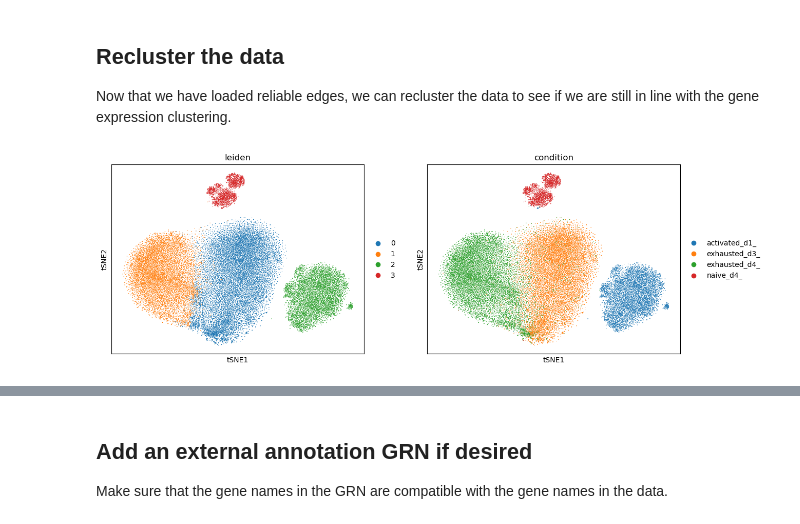
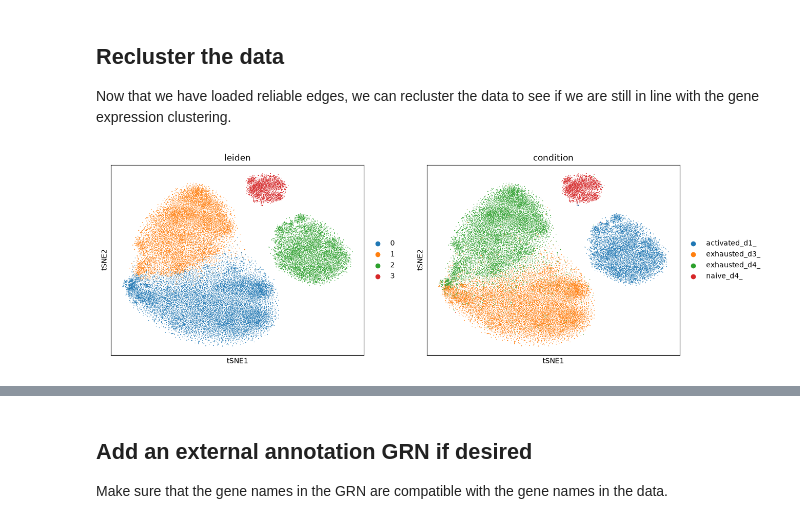
Before and after one commit to bionetslab/netmap-evaluation, a Jupyter notebook: src/manuscript_cd8_exhaustion/cd8_downstream_update.ipynb, the cells around one changed output, grey strips where cells are left out. Saved outputs shown, nothing was run; the diff lists cells and outputs as text; code cells hidden in the pictures.

```diff
--- a/src/manuscript_cd8_exhaustion/cd8_downstream_update.ipynb
+++ b/src/manuscript_cd8_exhaustion/cd8_downstream_update.ipynb
@@ -109,17 +108,31 @@ adata_raw.obs['celltype_remapped'] = grn_adata.obs['leiden_remap'].values
 We previously clustered the data into smaller groups, now we are loading edges which are interesting in that group. We only load edges where the underlying pairs of genes are expressed in a minimum percentage of cells together.
 
 Note: The cluster column you select here should remain consistent throughout the notebook.
-# %%
-# compute neighborhood expression mask to get the
-
-cluster_column = 'leiden'
-add_neighbourhood_expression_mask(adata_raw, grn_adata, strict=False, layer = 'counts' )
-grn_adata = add_cluster_based_candidate_edges(grn_adata, threshold=0.01, cluster_column=cluster_column)
+# %%
+grn_adata2 = ad.AnnData(shape=(obs.shape[0], var.shape[0]), var=var, obs=obs)
+grn_adata2.var = grn_adata2.var.set_index("index")
+grn_adata2.obs = grn_adata.obs
+
+add_neighbourhood_expression_mask(adata_raw, grn_adata2, strict=False, layer = 'counts', mask_data=False )
+grn_adata2 = add_cluster_based_candidate_edges(grn_adata2, threshold=0.5)
+# %%
+
+index_list = np.where(grn_adata2.var["candidate_edge"])[0]
+grn_adata2 = retrieve_edges_by_index(grn_adata2, grn_output_dir, index_list)
+
+grn_adata2.obsm["X_pca"] = grn_adata.obsm["X_pca"]
+grn_adata2.obsm["X_umap"] = grn_adata.obsm["X_umap"]
+grn_adata2.obsm["X_tsne"] = grn_adata.obsm["X_tsne"]
+
+
+cluster_column = 'leiden'
+add_neighbourhood_expression_mask(adata_raw, grn_adata2, strict=False, layer = 'counts' )
+grn_adata2 = add_cluster_based_candidate_edges(grn_adata2, threshold=0.01, cluster_column=cluster_column)
 # %%
 # get informative eges and replace the anndata object with the new data.
 # Choose inplace =true to update the edges
-index_list = np.where(grn_adata.var['candidate_edge'])[0]
-grn_adata = retrieve_edges_by_index(grn_adata, grn_output_dir, index_list, inplace=True)
+index_list = np.where(grn_adata2.var['candidate_edge'])[0]
+grn_adata2 = retrieve_edges_by_index(grn_adata2, grn_output_dir, index_list, inplace=True)
 # %% [markdown]
 ## Recluster the data
 Now that we have loaded reliable edges, we can recluster the data to see if we are still in line with the gene expression clustering.
@@ -133,8 +146,8 @@ sc.tl.leiden(grn_adata, resolution=0.15)
 # %%
 
 with plt.rc_context():
-    sc.pl.tsne(grn_adata, color = ['leiden', 'condition'], show=False)
+    sc.pl.tsne(grn_adata2, color = ['leiden', 'condition'], show=False)
     plt.savefig(op.join(analysis_output_dir, 'grn_clustering_comparison_tsne.pdf'), bbox_inches="tight")
 plt.show()
 # %% [output]
-[figure, old version]
+[figure, new version]
```
Also changed, not shown: parts of 42 cells of this notebook, 6 other files.
